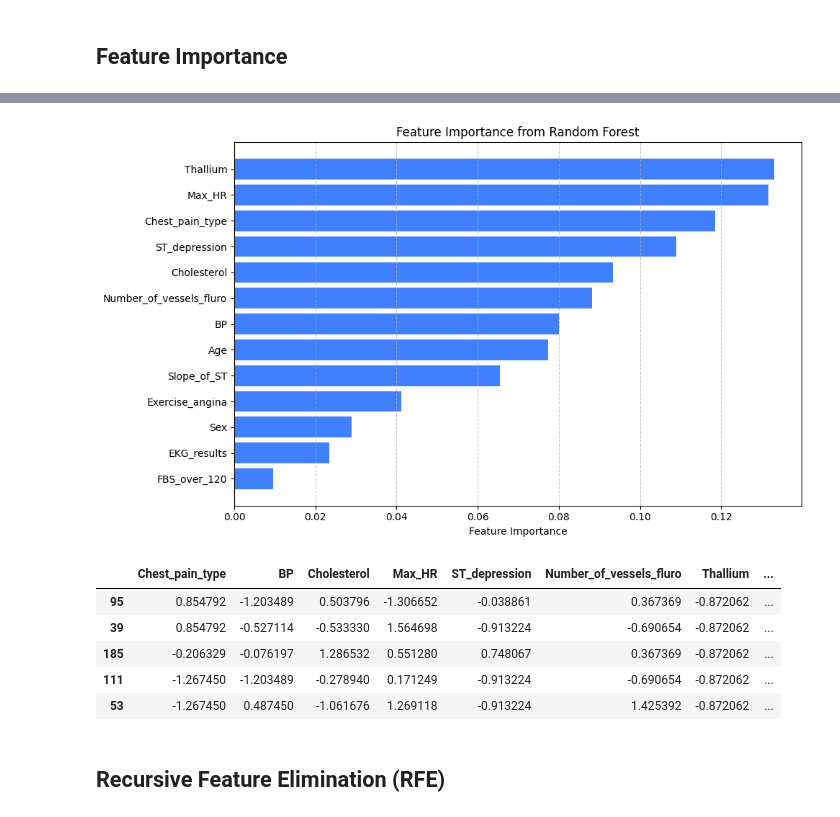
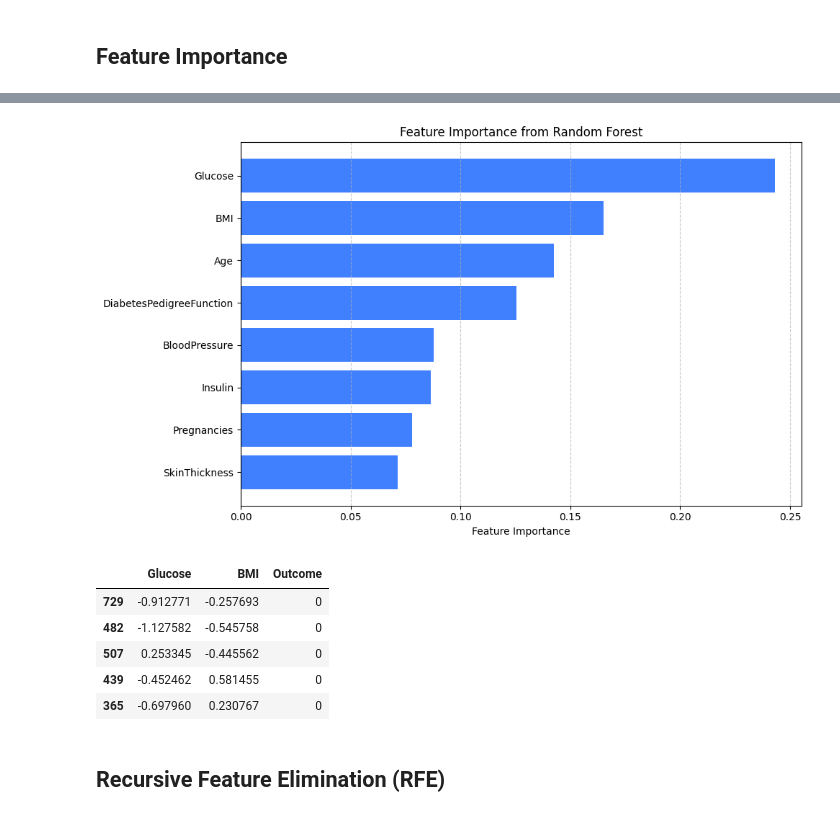
Before and after one commit to DKawaguch/Feature_Selection_Problems, a Jupyter notebook: Diabetes/FS_Diabetes.ipynb, the cells around one changed output, grey strips where cells are left out. Saved outputs shown, nothing was run; the diff lists cells and outputs as text; code cells hidden in the pictures.

```diff
--- a/Diabetes/FS_Diabetes.ipynb
+++ b/Diabetes/FS_Diabetes.ipynb
@@ -53,8 +53,8 @@ df_HDP.head()
 ## Retirar espaços dos nomes das variáveis e substituir por underscore
 # %%
 # Substituir espaços por underscores nos nomes das colunas
-df_HDP.columns = df_HDP.columns.str.replace(' ', '_')
+df_diabetes.columns = df_diabetes.columns.str.replace(' ', '_')
 
 # Verificar as primeiras linhas para confirmar a substituição
-df_HDP.head()
+df_diabetes.head()
 # %% [output]
@@ -142,11 +142,11 @@ abt_full.head()
 # Identificar e separar o target e fazer o test-split
 # %%
 # Verificar os dados e separar o target
-lista_spec = ['Heart_Disease']
-abt_wt_target = df_HDP.drop(columns=lista_spec)
+lista_spec = ['Outcome']
+abt_00 = df_diabetes.drop(columns=lista_spec)
 
 # Split the data into train and test sets
-abt_00, abt_test = train_test_split(abt_wt_target, test_size=0.2, random_state=88)
+abt_01, abt_test = train_test_split(abt_00, test_size=0.2, random_state=88)
 
-abt_00.head()
+abt_01.head()
 # %% [output]
@@ -229,6 +229,6 @@ def apply_label_encoding(df, metadata, card_cutoff=5):
 ### Juntar os dados sensíveis
 # %%
 # Inner join usando o índice
-abt_model = pd.merge(abt_00, df_HDP[lista_spec], left_index=True, right_index=True, how='inner')
+abt_model = pd.merge(abt_01, df_diabetes[lista_spec], left_index=True, right_index=True, how='inner')
 abt_model.head()
 # %% [output]
@@ -241,6 +241,6 @@ abt_model.head()
 # %%
-# Transformar os valores da coluna Heart_Disease
-abt_model['Heart_Disease'] = abt_model['Heart_Disease'].replace({'Presence': 1, 'Absence': 0})
+# Transformar os valores da coluna Outcome
+abt_model['Outcome'] = abt_model['Outcome'].replace({'Presence': 1, 'Absence': 0})
 
 # Verificar as primeiras linhas para confirmar a transformação
 abt_model.head()
@@ -269,6 +269,6 @@ abt_fi.head()
 # %%
-X = abt_fi.drop(axis=1, columns='Heart_Disease')
-y = abt_fi.Heart_Disease
+X = abt_fi.drop(axis=1, columns='Outcome')
+y = abt_fi.Outcome
 
 # Treinar modelo com algoritmo Random Forest (Calma, não precisa focar no modelo neste momento)
 clf = RandomForestClassifier() # troque aqui qual classificador quer utilizar: GradientBoostingClassifier, DecisionTreeClassifier
@@ -277,46 +277,46 @@ clf.fit(X, y)
 # Obter importância das variáveis
 feature_importances = clf.feature_importances_
 features = pd.DataFrame({
     'Feature': X.columns,
     'Importance': feature_importances
 })
 
 #' Ordenar variáveis por importância
 features = features.sort_values(by='Importance', ascending=False)
 
 # Estabelecer um limite de corte, por exemplo, x% da importância máxima
 cutoff_maximp = 0.6
 
 cutoff = cutoff_maximp * feature_importances.max()
 
 # Selecionar variáveis acima do corte
 selected_features = X.columns[feature_importances > cutoff].tolist()
 selected_features
 # Visualizando a importância das variáveis em barras horizontais
 
 plt.figure(figsize=(10, 6))
 sorted_idx = feature_importances.argsort()
 
 plt.barh(X.columns[sorted_idx], feature_importances[sorted_idx], color=(0.25, 0.5, 1))  # tom de azul claro
 plt.xlabel("Feature Importance")
 plt.title("Feature Importance from Random Forest")
 plt.grid(axis='x', linestyle='--', alpha=0.7)
 plt.tight_layout()
 plt.show()
 # %% [output]
-[figure, old version]
+[figure, new version]
 # %%
 # Mantendo somente as variáveis selecionadas na ABT
-abt_01 = abt_fi[selected_features + ['Heart_Disease']]
+abt_01 = abt_fi[selected_features + ['Outcome']]
 
 abt_01.head()
 # %% [output]
-|  | Chest_pain_type | BP | Cholesterol | Max_HR | ST_depression | Number_of_vessels_fluro | Thallium | ... |
-| 95 | 0.854792 | -1.203489 | 0.503796 | -1.306652 | -0.038861 | 0.367369 | -0.872062 | ... |
-| 39 | 0.854792 | -0.527114 | -0.533330 | 1.564698 | -0.913224 | -0.690654 | -0.872062 | ... |
-| 185 | -0.206329 | -0.076197 | 1.286532 | 0.551280 | 0.748067 | 0.367369 | -0.872062 | ... |
-| 111 | -1.267450 | -1.203489 | -0.278940 | 0.171249 | -0.913224 | -0.690654 | -0.872062 | ... |
-| 53 | -1.267450 | 0.487450 | -1.061676 | 1.269118 | -0.913224 | 1.425392 | -0.872062 | ... |
+|  | Glucose | BMI | Outcome |
+| 729 | -0.912771 | -0.257693 | 0 |
+| 482 | -1.127582 | -0.545758 | 0 |
+| 507 | 0.253345 | -0.445562 | 0 |
+| 439 | -0.452462 | 0.581455 | 0 |
+| 365 | -0.697960 | 0.230767 | 0 |
 # %% [markdown]
 ## Recursive Feature Elimination (RFE)
 # %%
```
Also changed, not shown: parts of 16 cells of this notebook.
